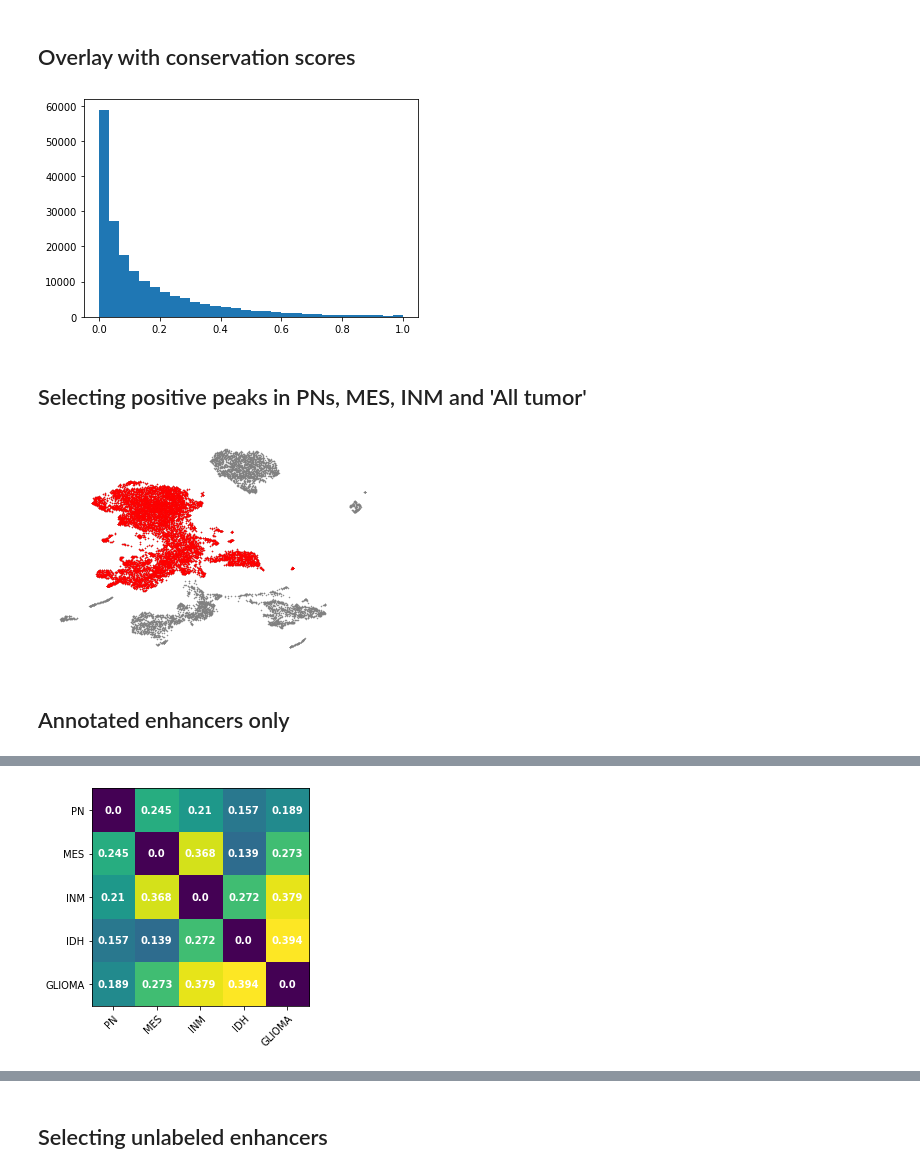
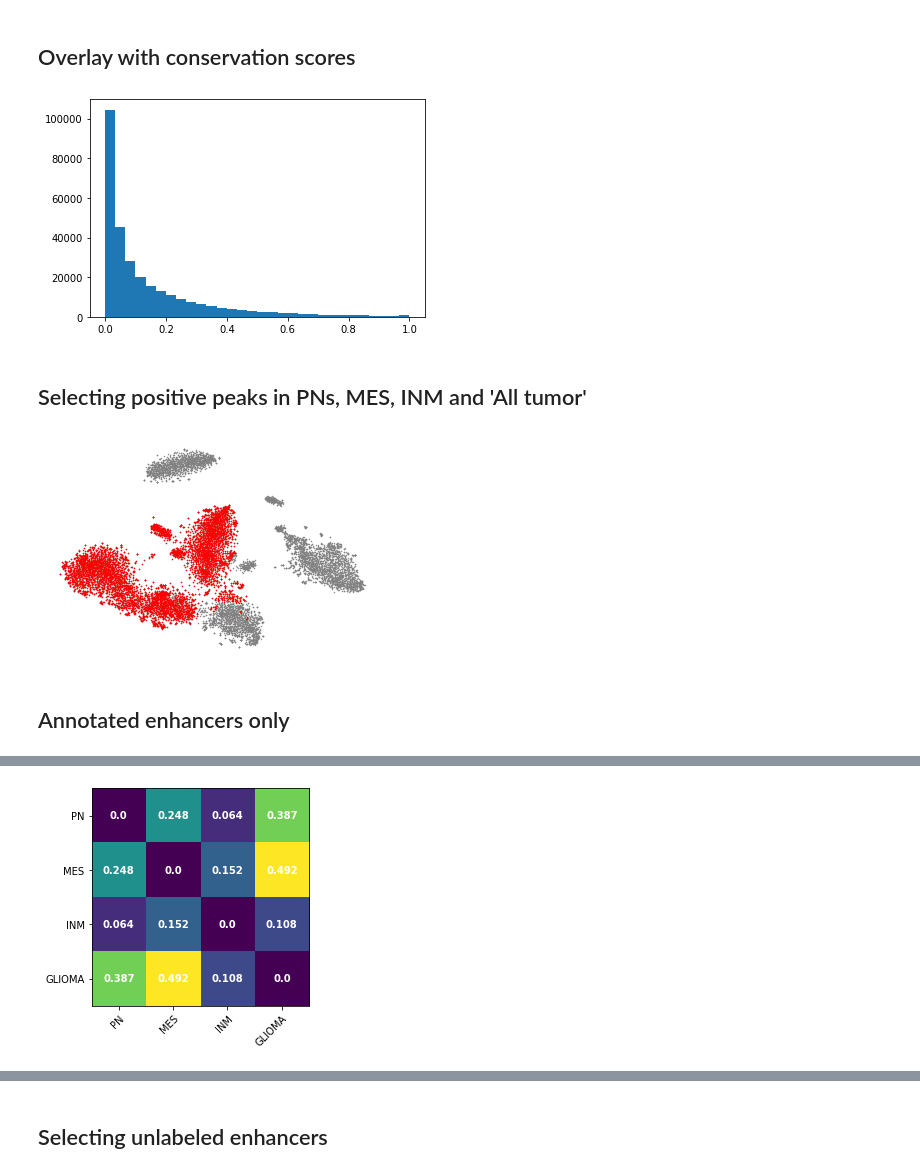
Before and after one commit to linnarsson-lab/chromograph, a Jupyter notebook: notebooks/Glioma_enhancers.ipynb, the cells around one changed output, grey strips where cells are left out. Cells and saved outputs as stored; diff of their text form; code cells hidden in the pictures.

```diff
--- a/notebooks/Glioma_enhancers.ipynb
+++ b/notebooks/Glioma_enhancers.ipynb
@@ -186,7 +197,7 @@ def get_conservation_score(ds):
         out       np.array or shape ds.shape[1] containing conservation scores
     '''
     BedTool([(ds.ra['Chr'][x], str(ds.ra['Start'][x]), str(ds.ra['End'][x]), str(ds.ra['ID'][x])) for x in range(ds.shape[0])]).saveas('input.bed')
-    subprocess.call(['/home/camiel/anaconda3/envs/chromo/bin/bigWigAverageOverBed', '/data/proj/scATAC/ref/hg38.phastCons100way.bw', 'input.bed', 'out.tab'])
+    subprocess.call(['/home/camiel/anaconda3/envs/chromo/bin/bigWigAverageOverBed', '/datb/sl/camiel/scATAC/ref/hg38.phastCons100way.bw', 'input.bed', 'out.tab'])
     tab = np.loadtxt('out.tab', dtype=str, delimiter='\t')
 
     ## Cleanup
@@ -194,13 +205,12 @@ def get_conservation_score(ds):
 
     return np.array(tab[:,-1].astype('float'))
 
-f_agg = '/proj/DEV_ATAC/Kriegstein_20200729/All/All_peaks.agg.loom'
 with loompy.connect(f_agg, 'r+') as dsagg:
     dsagg.ra.ConservationScore = get_conservation_score(dsagg)
 
     plt.hist(dsagg.ra.ConservationScore, bins=30)
 # %% [output]
-[figure, old version]
+[figure, new version]
 # %%
 def trim_by_conservation(enhancers: BedTool, s:int=300, max_plots = 0):
     trimmed = []
@@ -243,22 +253,31 @@ def trim_by_conservation(enhancers: BedTool, s:int=300, max_plots = 0):
 # %%
 ## There is no annotation available for the data (no cluster labels nor the CNV tumor/healthy score from CONICS) so we use the markers to select the populations
 
-MES = [18, 19, 20]  ## I included these clusters rather than 22, 23 as the MES cluster discussed in paper since
-                    ## they have a high score for CD44, even though both groups score high on AQP4/GFAP
-INM = [14, 16, 17]
-PN = [21]
-IDH = [9, 10, 11, 12, 13]
+# MES = [18, 19, 20]  ## I included these clusters rather than 22, 23 as the MES cluster discussed in paper since
+#                     ## they have a high score for CD44, even though both groups score high on AQP4/GFAP
+# INM = [14, 16, 17]
+# PN = [21]
+# IDH = [9, 10, 11, 12, 13]
 
-GLIOMA = np.sort(np.hstack([PN, MES, INM, IDH]))
+# GLIOMA = np.sort(np.hstack([PN, MES, INM, IDH]))
+
+MES = [11,16,17]
+INM = [15,18]
+PN = [12, 13, 14]
+GLIOMA = np.sort(np.hstack([PN, MES, INM]))
+# %%
+control_elements = ['/datb/sl/camiel/tumor/Healthy_tissues_scATAC/active_elements/Corces.hg38.bed',
+                    '/datb/sl/camiel/tumor/Healthy_tissues_scATAC/active_elements/Greenleaf.hg38.bed']
 # %%
+emb = 'TSNE'
 with loompy.connect(f_GA, 'r') as ds:
     v = np.array([x in GLIOMA for x in ds.ca.Clusters])
-    plt.scatter(ds.ca.UMAP[:,0], ds.ca.UMAP[:,1], s=1, c='gray', marker='.')
-    plt.scatter(ds.ca.UMAP[v,0], ds.ca.UMAP[v,1], s=1, c='red', marker='.')
+    plt.scatter(ds.ca[emb][:,0], ds.ca[emb][:,1], s=1, c='gray', marker='.')
+    plt.scatter(ds.ca[emb][v,0], ds.ca[emb][v,1], s=1, c='red', marker='.')
     plt.axis("off")
-    plt.savefig(f'/home/camiel/misc/Glioma_UMAP.png')
+    plt.savefig(f'/home/camiel/misc/Glioma_TSNE.png')
 # %% [output]
-[figure, old version]
+[figure, new version]
 # %%
 def remove_elements(ds, reference):
     '''
@@ -316,6 +335,7 @@ def isolate_enhancers(ds, reference):
     return np.array(Valid)
 # %%
 with loompy.connect(f_agg, 'r') as dsagg:
+    logging.info(f'Shape aggregate: {dsagg.shape}')
     selection = isolate_enhancers(dsagg, os.path.join(config.paths.ref, 'regions', f'enhancer.bed'))
     selection = (selection) & (dsagg.ra.Chr != 'chrY') ## Remove the Y chromosome
 
@@ -324,7 +344,7 @@ with loompy.connect(f_agg, 'r') as dsagg:
     Valids_enh = []
     d = dsagg.ra.End.astype('int') - dsagg.ra.Start.astype('int') ## Get the peak sizes
     binary = dsagg['CPM'][:,:]/(d/1000).reshape((d.shape[0],1)) > threshold  ## Normalize for peak size since peaks in our pipeline have variable size
-    for population in [PN, MES, INM, IDH, GLIOMA]:
+    for population in [PN, MES, INM, GLIOMA]:
         mu = np.mean(binary[:,population], axis=1)
         Valids_enh.append(np.logical_and(selection, mu > 0.8))
         logging.info(f'{population} valid: {np.sum(Valids_enh[-1])}')
@@ -333,14 +353,13 @@ with loompy.connect(f_agg, 'r') as dsagg:
     candidates_enh = []
     for v in Valids_enh:
         subset = BedTool([(dsagg.ra['Chr'][x], str(dsagg.ra['Start'][x]), str(dsagg.ra['End'][x]), str(dsagg.ra['ID'][x])) for x in np.where(v)[0]]).saveas()
-        for f in ['/fish/other_tmp/camiel_tmp/Lake/active_elements.hg38.bed',
-                  '/fish/other_tmp/camiel_tmp/Greenleaf/active_elements.hg38.bed']:  ## Processed seperately peaks are all 500 bp and if any cluster has > 1 CPM it is marked as active
+        for f in control_elements:  ## Processed seperately peaks are all 500 bp and if any cluster has > 1 CPM it is marked as active
             control = BedTool(f)
             subset = subset.subtract(control, A=True)
         peaks = [x[3] for x in subset]
         candidates_enh.append(np.array([x in peaks for x in dsagg.ra.ID]))
         logging.info(f'{len(peaks)} enhancers after filtering potential cross activation')
 
-jaccard_heatmap(candidates_enh, labels = ['PN', 'MES', 'INM', 'IDH', 'GLIOMA'])
+jaccard_heatmap(candidates_enh, labels = ['PN', 'MES', 'INM', 'GLIOMA'])
 plt.savefig('/home/camiel/misc/enhancers_jaccard_annotated.png')
 # %% [output]
@@ -357,4 +374,4 @@ plt.savefig('/home/camiel/misc/enhancers_jaccard_annotated.png')
-[figure, old version]
+[figure, new version]
 # %%
 N_candidates = 100
 
```
Also changed, not shown: parts of 17 cells of this notebook, 10 other files.
